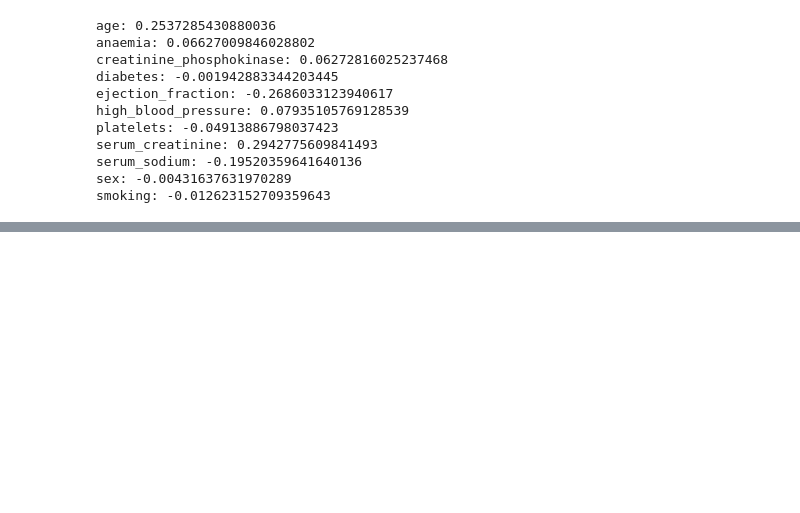
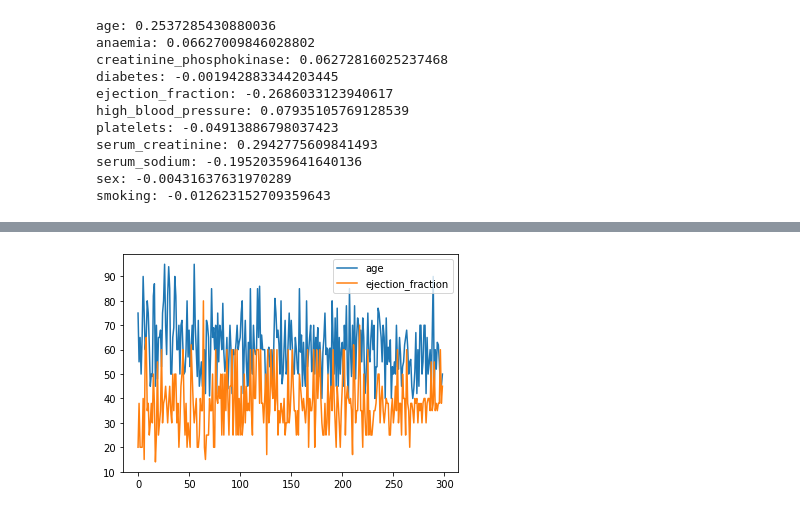
Before and after one commit to svhenrique/analise-dataset-heart-disease, a Jupyter notebook: Untitled0.ipynb, the cells around one changed output, grey strips where cells are left out. Cells and saved outputs as stored; diff of their text form; code cells hidden in the pictures; blank space fills up the shorter version.

```diff
--- a/Untitled0.ipynb
+++ b/Untitled0.ipynb
@@ -858,0 +937,12 @@ smoking: -0.012623152709359643
+# %%
+# plotando age e ejection_fraction em um mesmo gráfico
+
+# Os valores aqui não variam tanto como nos outros 2 gráficos, porém ainda existe uma vriação,
+# grande suficiente para enviesar no treinamento da maquina.
+
+plt.plot(dados.age,label='age')
+plt.plot(dados.ejection_fraction,label='ejection_fraction')
+plt.legend()
+plt.show()
+# %% [output]
+[figure, added]
```
Also changed, not shown: parts of 35 cells of this notebook.
